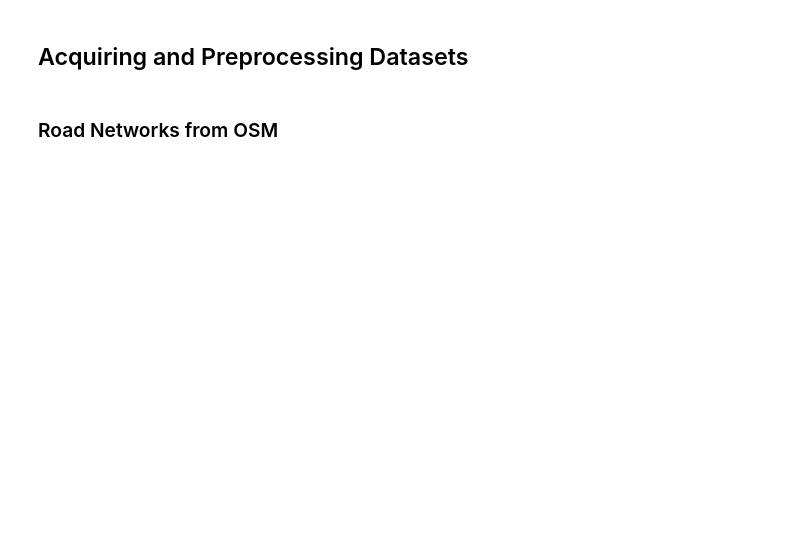
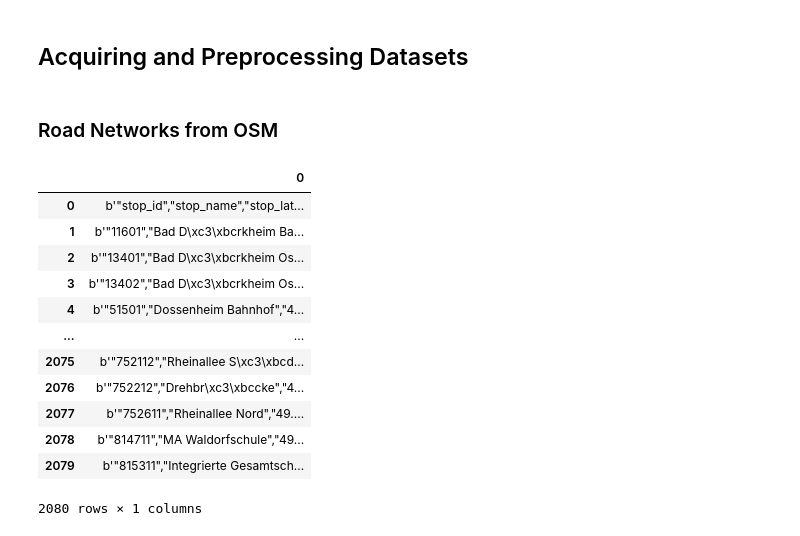
Before and after one commit to Chwiggy/BA-Thesis, a Jupyter notebook: src/playground.ipynb, the cells around one changed output. Saved outputs shown, nothing was run; the diff lists cells and outputs as text; code cells hidden in the pictures; blank space fills up the shorter version.

```diff
--- a/src/playground.ipynb
+++ b/src/playground.ipynb
@@ -81,0 +85,20 @@ travel_times.explore("travel_time", cmap="Greens")
+# %%
+with zipfile.ZipFile('/home/emily/thesis_BA/data/gtfs/2023_rnv_gtfs.zip') as gtfs:
+        with gtfs.open('stops.txt') as stops_file:
+            stops_gdf = gp.GeoDataFrame(stops_file)
+
+stops_gdf
+# %% [output]
+|  | 0 |
+| 0 | b'"stop_id","stop_name","stop_lat... |
+| 1 | b'"11601","Bad D\xc3\xbcrkheim Ba... |
+| 2 | b'"13401","Bad D\xc3\xbcrkheim Os... |
+| 3 | b'"13402","Bad D\xc3\xbcrkheim Os... |
+| 4 | b'"51501","Dossenheim Bahnhof","4... |
+| ... | ... |
+| 2075 | b'"752112","Rheinallee S\xc3\xbcd... |
+| 2076 | b'"752212","Drehbr\xc3\xbccke","4... |
+| 2077 | b'"752611","Rheinallee Nord","49.... |
+| 2078 | b'"814711","MA Waldorfschule","49... |
+| 2079 | b'"815311","Integrierte Gesamtsch... |
+2080 rows × 1 columns
```
Also changed, not shown: parts of 1 cell of this notebook, 1 other file.
